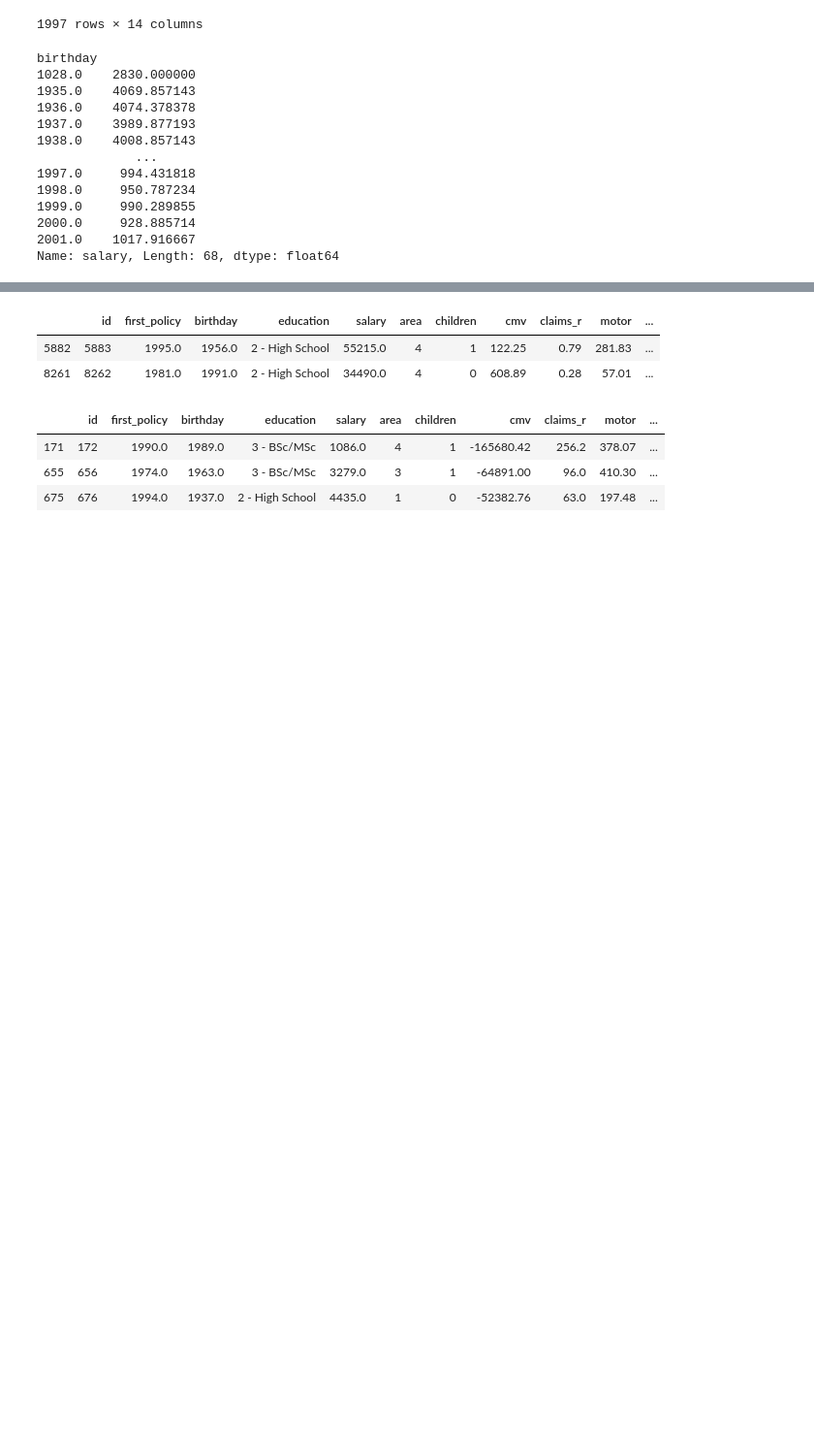
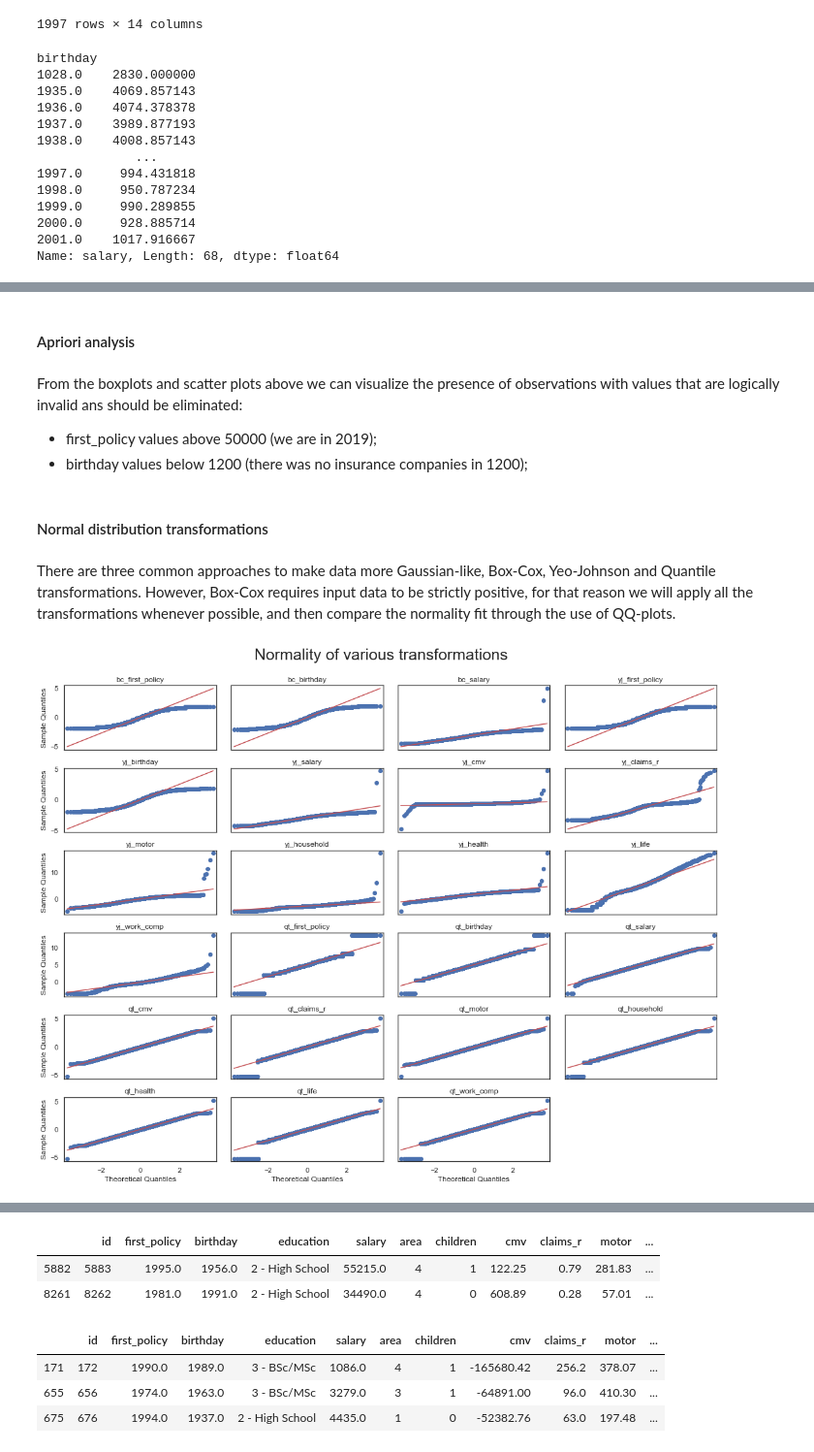
Before and after one commit to NovaIMSStudents/DataMiningFinalProject, a Jupyter notebook: DataAnalysisDM.ipynb, the cells around one changed output, grey strips where cells are left out. Shown at 97% size. Cells and saved outputs as stored; diff of their text form; code cells hidden in the pictures; blank space fills up the shorter version.

Commit message:
Uploads
Normal transformations

```diff
--- a/DataAnalysisDM.ipynb
+++ b/DataAnalysisDM.ipynb
@@ -366,0 +380,63 @@ Name: salary, Length: 68, dtype: float64
+# %% [markdown]
+#### Apriori analysis
+# %% [markdown]
+From the boxplots and scatter plots above we can visualize the presence of observations with values that are logically invalid ans should be eliminated:
+* first_policy values above 50000 (we are in 2019);
+* birthday values below 1200 (there was no insurance companies in 1200);
+# %%
+df=df.loc[(df["first_policy"]!=53784.0) & (df["birthday"]!=1028.0)] # we have to select the exact value otherwise we will eliminate nans
+
+#Define metric and non-metric datasets
+metric_df= df.loc[:,(df.columns=="id") | (np.array(df.dtypes=="float64"))]
+non_metric_df= df.loc[:,(df.columns=="id") | (np.array(df.dtypes=="object"))]
+# %% [markdown]
+#### Normal distribution transformations
+# %% [markdown]
+There are three common approaches to make data more Gaussian-like, Box-Cox, Yeo-Johnson and Quantile transformations. However, Box-Cox requires input data to be strictly positive, for that reason we will apply all the transformations whenever possible, and then compare the normality fit through the use of QQ-plots.
+# %%
+data=metric_df.set_index("id")
+mask= data.apply(lambda x: np.any(x<=0), axis=0)
+labels= mask.index[mask==False].to_list() #getting stricly positive columns for BoxCox transformation
+
+# Transformations
+rng = np.random.RandomState(304)
+bc= prep.PowerTransformer(method='box-cox')
+yj= prep.PowerTransformer(method='yeo-johnson')
+qt= prep.QuantileTransformer(n_quantiles=500, output_distribution='normal', random_state=rng)
+
+# Perform power transforms and quantile transform
+X_trans_bc= bc.fit_transform(data[labels])
+X_trans_yj= yj.fit_transform(data)
+X_trans_qt= qt.fit_transform(data)
+
+# Merging
+X_trans= np.concatenate((X_trans_bc, X_trans_yj, X_trans_qt), axis=1)
+
+# Creating DataFrame
+merge_labels=list(map(lambda x: "bc_" + x, labels))+list(map(lambda x: "yj_" + x, data.columns.to_list()))+list(map(lambda x: "qt_" + x, data.columns.to_list()))
+trans_df=pd.DataFrame(X_trans, columns=merge_labels, index=data.index)
+
+# Dealing with nans
+imp_median = impute.SimpleImputer(strategy='median')
+trans_df= pd.DataFrame(imp_median.fit_transform(trans_df), columns=merge_labels, index=trans_df.index)
+
+# Plot transformed data
+fig, axes = plt.subplots(6,4, constrained_layout=True, figsize=(15,12), sharex='col')
+
+fig.suptitle("Normality of various transformations\n", fontsize=25)
+
+for col, ax in zip(trans_df.columns, axes.flatten()):
+    x=trans_df.loc[:,col]
+    statsm.qqplot(x, line="q", ax=ax)
+    ax.set_title(col)
+
+# Deleting left out axis (24th)
+fig.delaxes(axes.flatten()[23])
+
+# Just appear labels on outside axes
+for ax in fig.get_axes():
+    ax.label_outer()
+
+plt.show()
+# %% [output]
+[figure, added]
```
Also changed, not shown: parts of 23 cells of this notebook, 2 other files.
